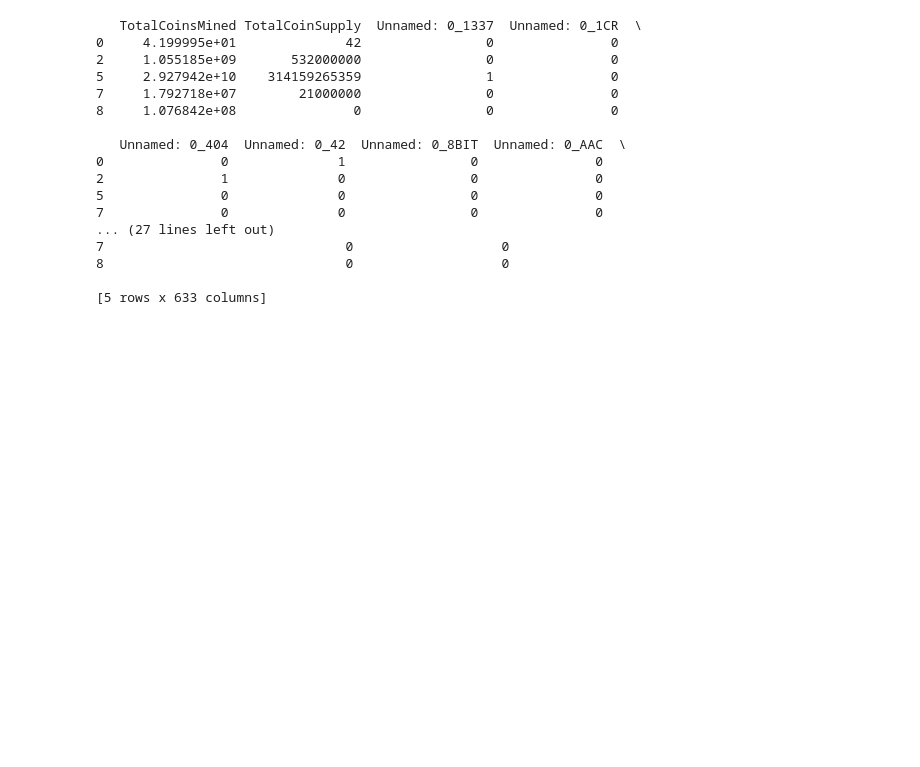
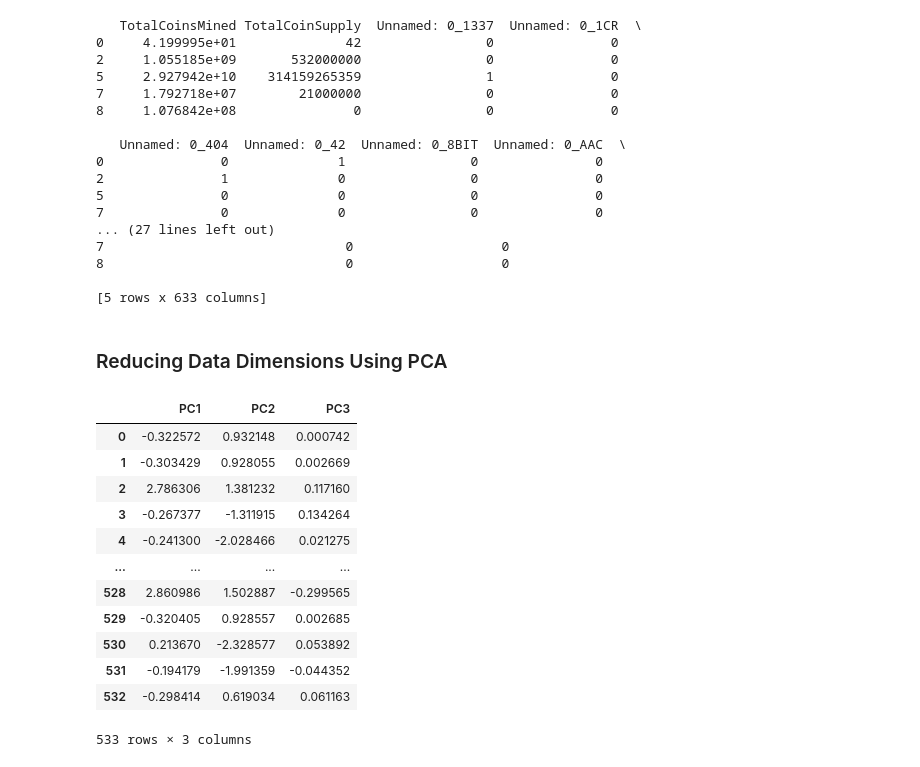
Before and after one commit to Rander417/Cryptocurrencies, a Jupyter notebook: Module_18_Challenge.ipynb, the cells around one changed output. Drawn from its saved outputs; the diff is of its cells as text; code cells hidden in the pictures; blank space fills up the shorter version.

Commit message:
Reduced Data Dimensions via PCA

```diff
--- a/Module_18_Challenge.ipynb
+++ b/Module_18_Challenge.ipynb
@@ -207,3 +207,32 @@ print(X[0:5])
 8                               0                   0
 
 [5 rows x 633 columns]
+# %% [markdown]
+### Reducing Data Dimensions Using PCA
+# %%
+# Initialize PCA model
+pca = PCA(n_components=3)
+# %%
+# Get 3 principal components for the data
+# apply dimensionality reduction on the scaled dataset
+crypto_pca = pca.fit_transform(X_scaled)
+# %%
+# Transform PCA data to a Dataframe
+pcs_df = pd.DataFrame(
+    data=crypto_pca, columns=["PC1", "PC2", "PC3"]
+)
+pcs_df
+# %% [output]
+|  | PC1 | PC2 | PC3 |
+| 0 | -0.322572 | 0.932148 | 0.000742 |
+| 1 | -0.303429 | 0.928055 | 0.002669 |
+| 2 | 2.786306 | 1.381232 | 0.117160 |
+| 3 | -0.267377 | -1.311915 | 0.134264 |
+| 4 | -0.241300 | -2.028466 | 0.021275 |
+| ... | ... | ... | ... |
+| 528 | 2.860986 | 1.502887 | -0.299565 |
+| 529 | -0.320405 | 0.928557 | 0.002685 |
+| 530 | 0.213670 | -2.328577 | 0.053892 |
+| 531 | -0.194179 | -1.991359 | -0.044352 |
+| 532 | -0.298414 | 0.619034 | 0.061163 |
+533 rows × 3 columns
```
